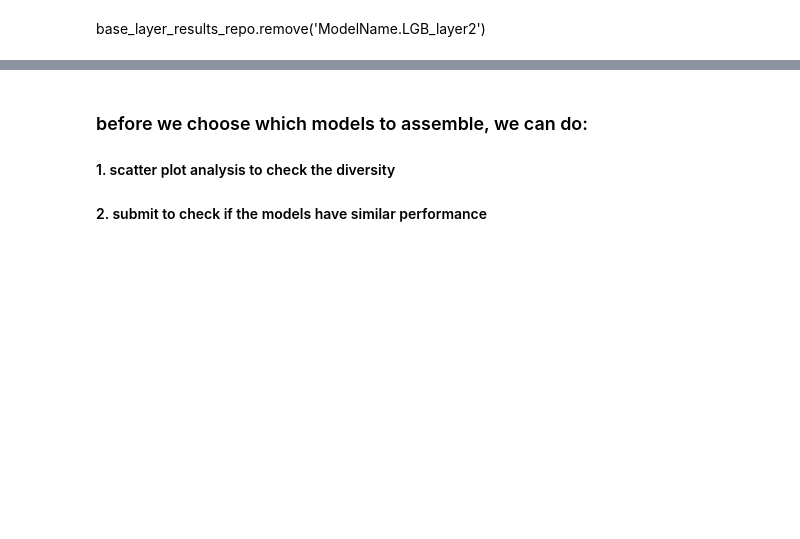
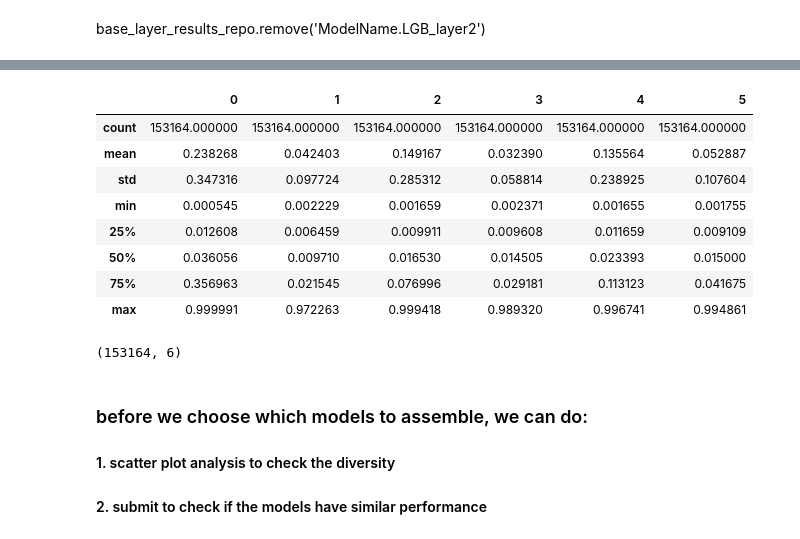
Before and after one commit to wluo-personal/Kaggle, a Jupyter notebook: toxic/sc/stacking/stack_layer3.ipynb, the cells around one changed output, grey strips where cells are left out. Cells and saved outputs as stored; diff of their text form; code cells hidden in the pictures; blank space fills up the shorter version.

Commit message:
stacknet data structure upgrade

```diff
--- a/toxic/sc/stacking/stack_layer3.ipynb
+++ b/toxic/sc/stacking/stack_layer3.ipynb
@@ -57,0 +74,13 @@ selected = ['ModelName.XGB_layer2', 'ModelName.LOGREG_layer2']
+# %%
+layer1_oof_train_loaded, layer1_oof_test_loaded, layer1_est_preds_loaded = base_layer_results_repo.get_results(threshold=0.976)
+# %%
+for i, key in enumerate(layer1_est_preds_loaded.keys()):
+    print(key)
+    #print(pd.DataFrame(layer1_est_preds_loaded[key]).describe())
+    if i == 0:
+        blend = layer1_est_preds_loaded[key]
+    else:
+        blend += layer1_est_preds_loaded[key]
+
+print(i+1)
+blend /= i+1
@@ -58,3 +103,19 @@ selected = ['ModelName.XGB_layer2', 'ModelName.LOGREG_layer2']
+# %%
+pd.DataFrame(blend).describe()
+# %% [output]
+|  | 0 | 1 | 2 | 3 | 4 | 5 |
+| count | 153164.000000 | 153164.000000 | 153164.000000 | 153164.000000 | 153164.000000 | 153164.000000 |
+| mean | 0.238268 | 0.042403 | 0.149167 | 0.032390 | 0.135564 | 0.052887 |
+| std | 0.347316 | 0.097724 | 0.285312 | 0.058814 | 0.238925 | 0.107604 |
+| min | 0.000545 | 0.002229 | 0.001659 | 0.002371 | 0.001655 | 0.001755 |
+| 25% | 0.012608 | 0.006459 | 0.009911 | 0.009608 | 0.011659 | 0.009109 |
+| 50% | 0.036056 | 0.009710 | 0.016530 | 0.014505 | 0.023393 | 0.015000 |
+| 75% | 0.356963 | 0.021545 | 0.076996 | 0.029181 | 0.113123 | 0.041675 |
+| max | 0.999991 | 0.972263 | 0.999418 | 0.989320 | 0.996741 | 0.994861 |
+# %%
+blend.shape
+# %% [output]
+(153164, 6)
 # %%
 layer2_oof_train_loaded, layer2_oof_test_loaded, layer2_est_preds_loaded = base_layer_results_repo.get_results(chosen_ones=selected)
 # %%
```
Also changed, not shown: parts of 44 cells of this notebook, 8 other files.
